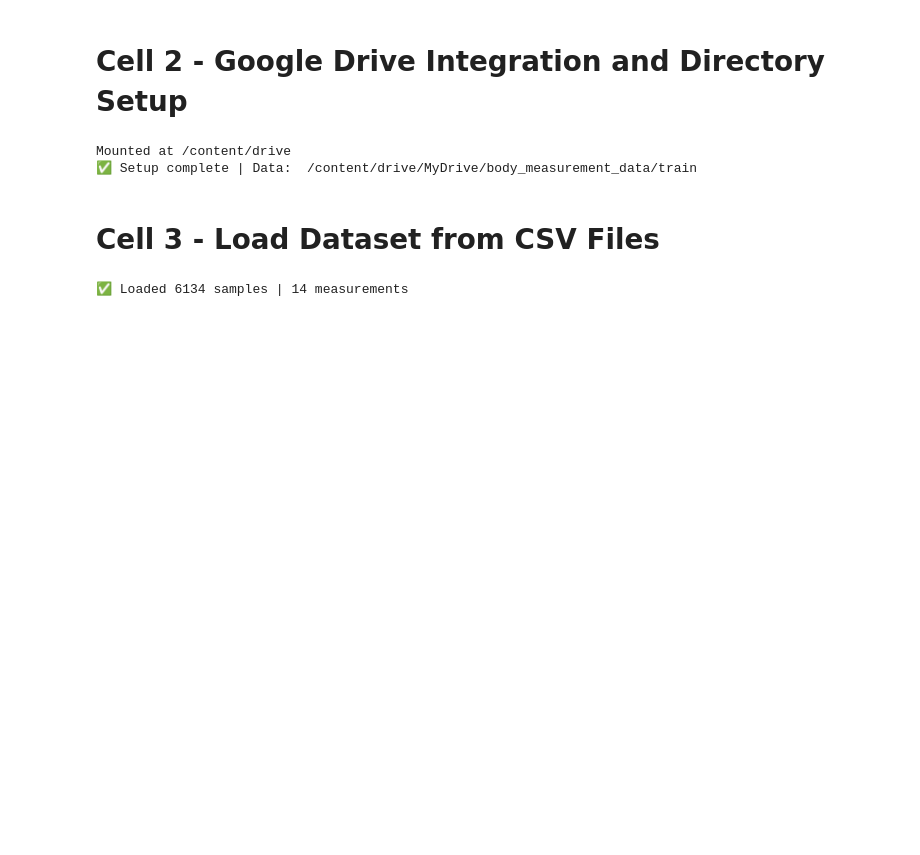
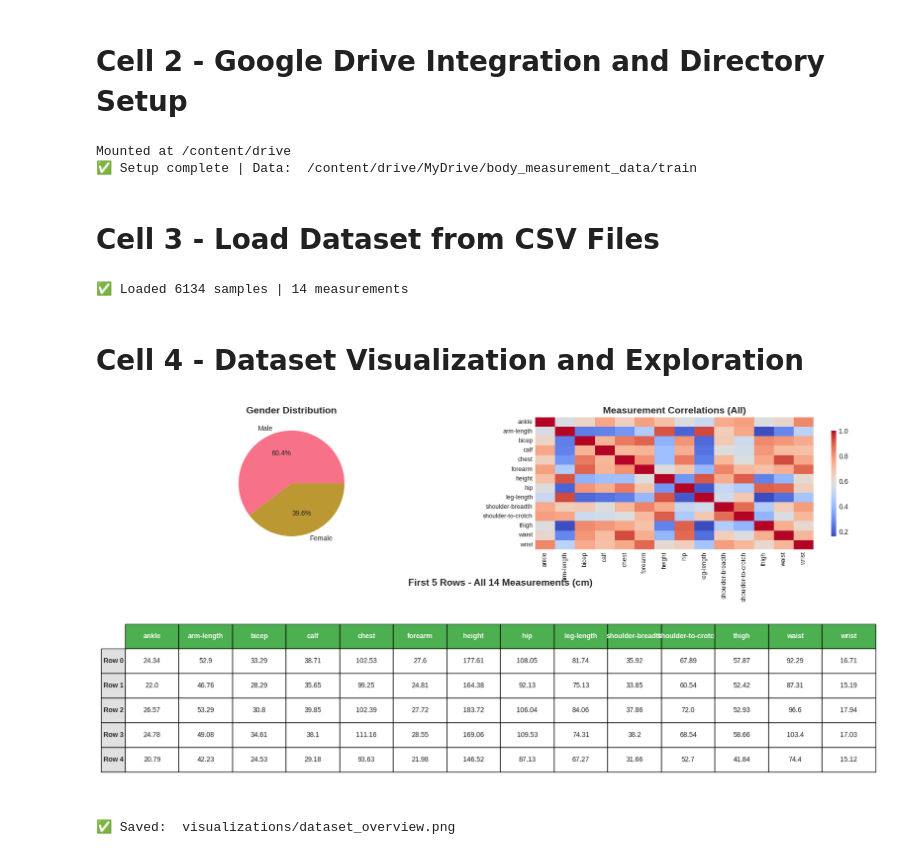
Before and after one commit to manamendraJN/fashion-intelligence-platform, a Jupyter notebook: notebooks/body_measurement.ipynb, the cells around one changed output. Cells and saved outputs as stored; diff of their text form; code cells hidden in the pictures; blank space fills up the shorter version.

Commit message:
Create visualizations to understand dataset distribution and characteristics

```diff
--- a/notebooks/body_measurement.ipynb
+++ b/notebooks/body_measurement.ipynb
@@ -126,3 +126,72 @@ MEASUREMENT_COLUMNS = [col for col in measurements_df.columns if col not in excl
 print(f"✅ Loaded {len(data)} samples | {len(MEASUREMENT_COLUMNS)} measurements")
 # %% [output]
 ✅ Loaded 6134 samples | 14 measurements
+# %% [markdown]
+# Cell 4 - Dataset Visualization and Exploration
+# %%
+# PURPOSE: Create visualizations to understand dataset distribution and characteristics
+# WHY: Important to know data balance, ranges, and correlations before training
+
+# Create figure with custom layout
+fig = plt.figure(figsize=(20, 10))
+
+# Create grid:  2 rows, gender and correlation on top, table takes full bottom row
+gs = fig.add_gridspec(2, 2, height_ratios=[1, 1.5], hspace=0.3)
+
+# PLOT 1: Gender distribution (pie chart)
+# WHY: Check if dataset is balanced between male/female
+ax1 = fig.add_subplot(gs[0, 0])
+ax1.pie(metadata_df['gender']. value_counts(), labels=['Male', 'Female'], autopct='%1.1f%%')
+ax1.set_title('Gender Distribution', fontsize=14, fontweight='bold')
+
+# PLOT 2:  Correlation heatmap (ALL measurements)
+# WHY: See which measurements are related (e.g., chest and shoulder width)
+ax2 = fig.add_subplot(gs[0, 1])
+corr = measurements_df[MEASUREMENT_COLUMNS]. corr()
+sns.heatmap(corr, annot=False, ax=ax2, cmap='coolwarm', cbar_kws={'shrink': 0.8})
+ax2.set_title('Measurement Correlations (All)', fontsize=14, fontweight='bold')
+ax2.tick_params(axis='both', labelsize=9)
+
+# PLOT 3: First 5 rows of dataset with ALL measurements
+# WHY: Show actual data samples to understand dataset structure
+ax3 = fig.add_subplot(gs[1, : ])  # Spans both columns
+ax3.axis('off')
+
+# Show all measurements for first 5 rows
+sample_data = measurements_df[MEASUREMENT_COLUMNS].head(5)
+
+# Create table with better formatting
+table = ax3.table(
+    cellText=sample_data.values. round(2),  # Round to 2 decimal places
+    rowLabels=[f'Row {i}' for i in sample_data.index],
+    colLabels=sample_data.columns,
+    loc='center',
+    cellLoc='center',
+    colWidths=[0.07] * len(MEASUREMENT_COLUMNS)  # Equal width for all columns
+)
+
+# Style the table
+table.auto_set_font_size(False)
+table.set_fontsize(10)
+table.scale(1, 3)
+
+# Color header row
+for i in range(len(MEASUREMENT_COLUMNS)):
+    table[(0, i)].set_facecolor('#4CAF50')
+    table[(0, i)].set_text_props(weight='bold', color='white')
+
+# Color row labels
+for i in range(1, 6):
+    table[(i, -1)].set_facecolor('#E0E0E0')
+    table[(i, -1)].set_text_props(weight='bold')
+
+ax3.set_title('First 5 Rows - All 14 Measurements (cm)', fontsize=14, fontweight='bold', pad=20)
+
+# Save and display (removed tight_layout to avoid warning)
+plt.savefig('visualizations/dataset_overview.png', dpi=150, bbox_inches='tight')
+plt.show()
+
+print(f"✅ Saved:  visualizations/dataset_overview.png")
+# %% [output]
+[figure, added]
+✅ Saved:  visualizations/dataset_overview.png
```
